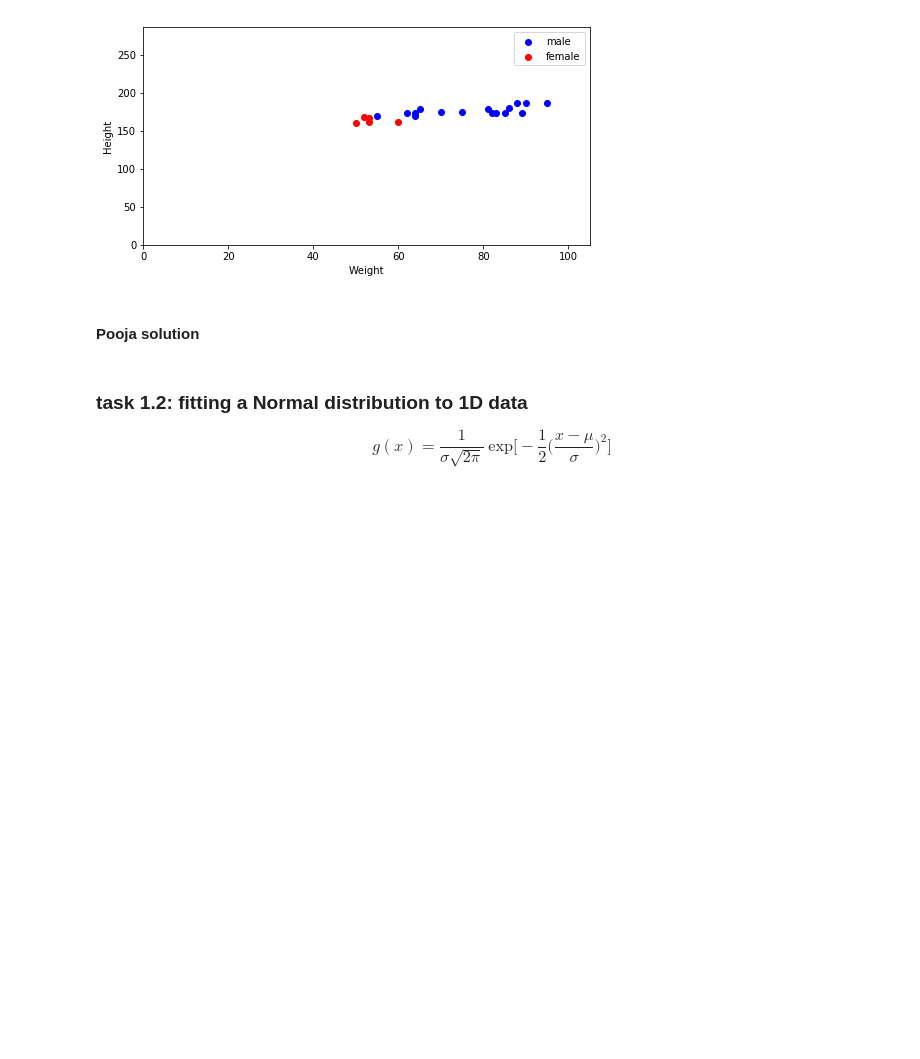
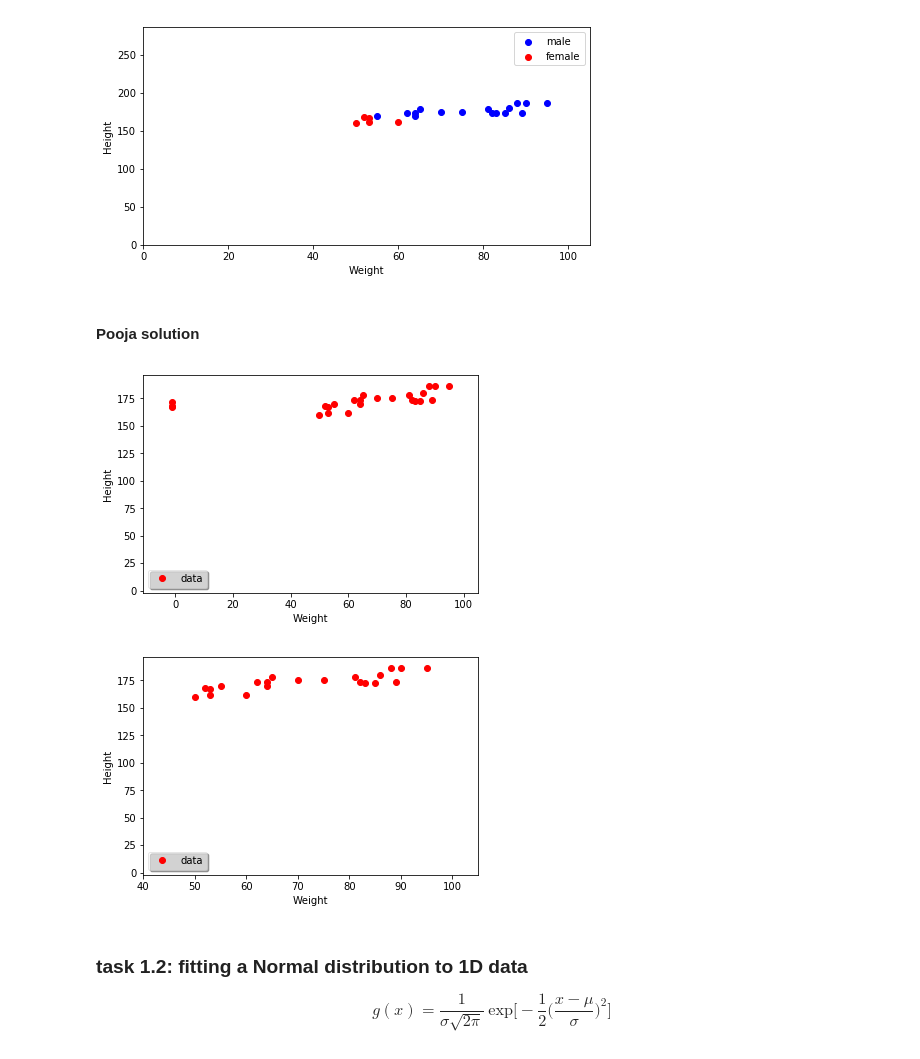
Before and after one commit to jutanke/bit_projects, a Jupyter notebook: project1/final_solution.ipynb, the cells around one changed output. Drawn from its saved outputs; the diff is of its cells as text; code cells hidden in the pictures; blank space fills up the shorter version.

```diff
--- a/project1/final_solution.ipynb
+++ b/project1/final_solution.ipynb
@@ -195,35 +195,38 @@ gs = np.array([d[2] for d in data])
 ##########################################################################
 # read data as 2D array of data type 'object'
 data = np.loadtxt('whData.dat',dtype=np.object,comments='#',delimiter=None)
 
 # read height and weight data into 2D array (i.e. into a matrix)
 X = data[:,0:2].astype(np.float)
 
 # read gender data into 1D array (i.e. into a vector)
 y = data[:,2]
 
 # let's transpose the data matrix
 X = X.T
 
 # now, plot weight vs. height using the function defined above
-plotData2D(X,'plotWH.pdf')
+plotData2D(X)
 
 #######################################################################
 # Plot the data without the outliers (Plot only positive weight entries)
 #######################################################################
 weight=X[0,:]
 height=X[1,:]
 gender=y
 i=1
 l = []
 for i in zip((weight>0)*1,(height>0)*1):
     l.append(i[0]and i[1])
 WH_mask=np.array(l).nonzero()
 weight=weight[WH_mask]
 height=height[WH_mask]
 gender=gender[WH_mask]
 combined = np.vstack((weight,height))
-plotData2D(combined,'Withoutoutliers_plotWH.pdf')
+plotData2D(combined)
+# %% [output]
+[figure, added]
+[figure, added]
 # %% [markdown]
 ### task 1.2: fitting a Normal distribution to 1D data
 
```
Also changed, not shown: parts of 1 cell of this notebook.
